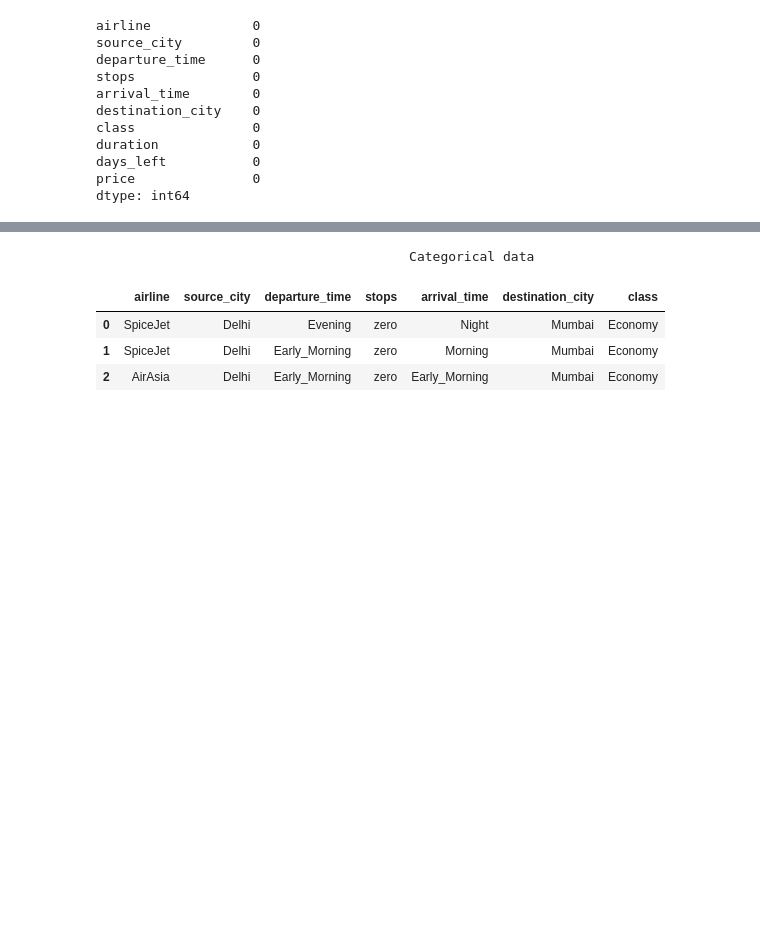
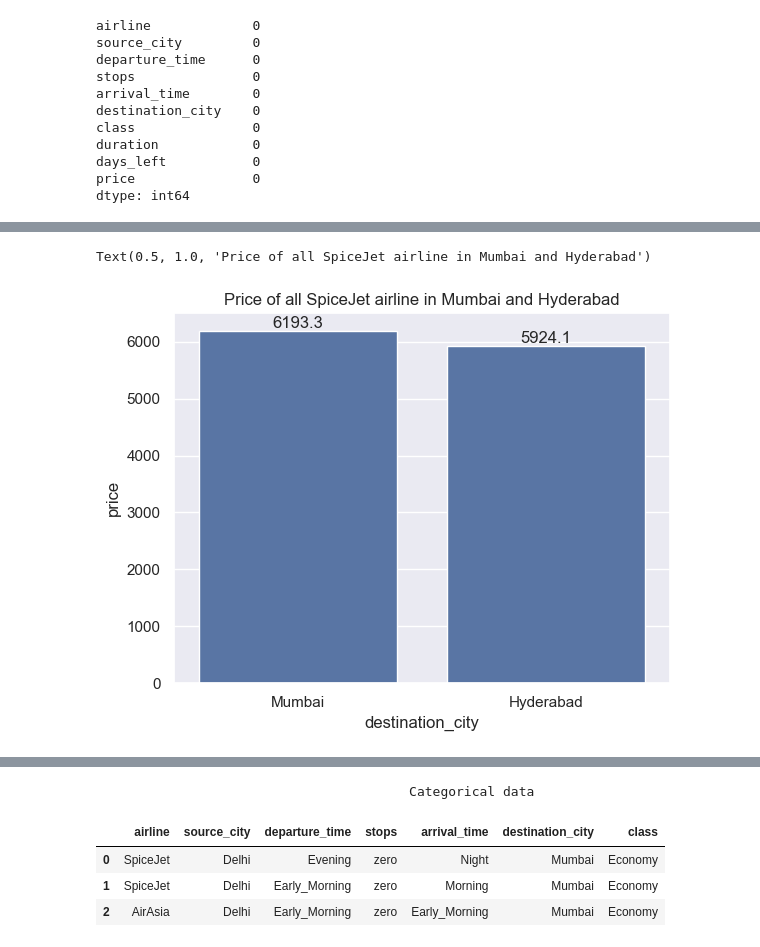
Before and after one commit to Obianuju001/Flight_Booking_Price, a Jupyter notebook: Flight_Price.ipynb, the cells around one changed output, grey strips where cells are left out. Cells and saved outputs as stored; diff of their text form; code cells hidden in the pictures; blank space fills up the shorter version.

```diff
--- a/Flight_Price.ipynb
+++ b/Flight_Price.ipynb
@@ -62,0 +100,11 @@ dtype: int64
+# %%
+# Create a dataframe showing only the airline and the Price of all 'SpiceJet' in destination_city (Mumbai and Hyderabad).
+sel = data[['airline', 'price', 'destination_city']]
+sel = sel.loc[(sel.airline == 'SpiceJet') & ((sel.destination_city == 'Mumbai') | (sel.destination_city == 'Hyderabad'))]
+
+fig = sns.barplot(x = sel.destination_city, y = sel.price, ci = 0)
+fig.bar_label(fig.containers[0], fmt = '%.1f')
+plt.title('Price of all SpiceJet airline in Mumbai and Hyderabad')
+# %% [output]
+Text(0.5, 1.0, 'Price of all SpiceJet airline in Mumbai and Hyderabad')
+[figure, added]
```
Also changed, not shown: parts of 4 cells of this notebook.
